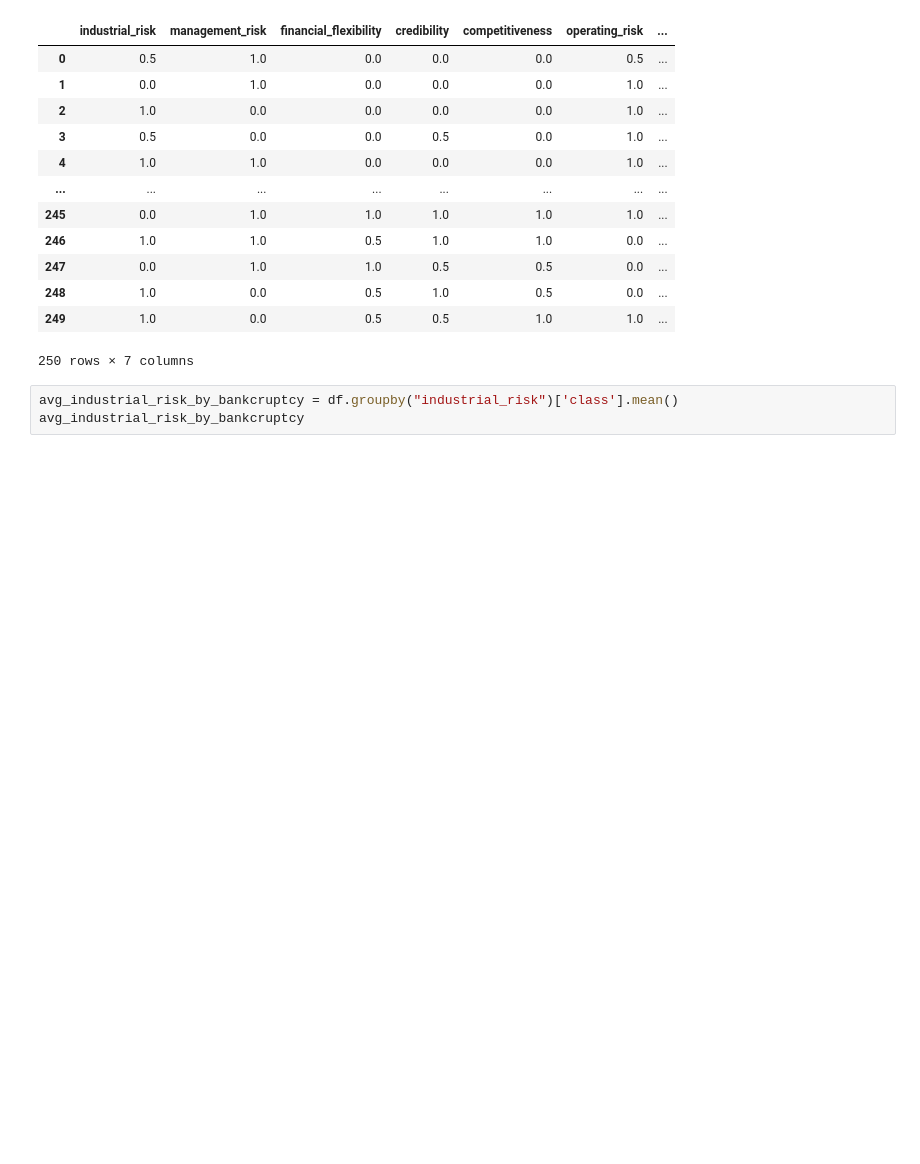
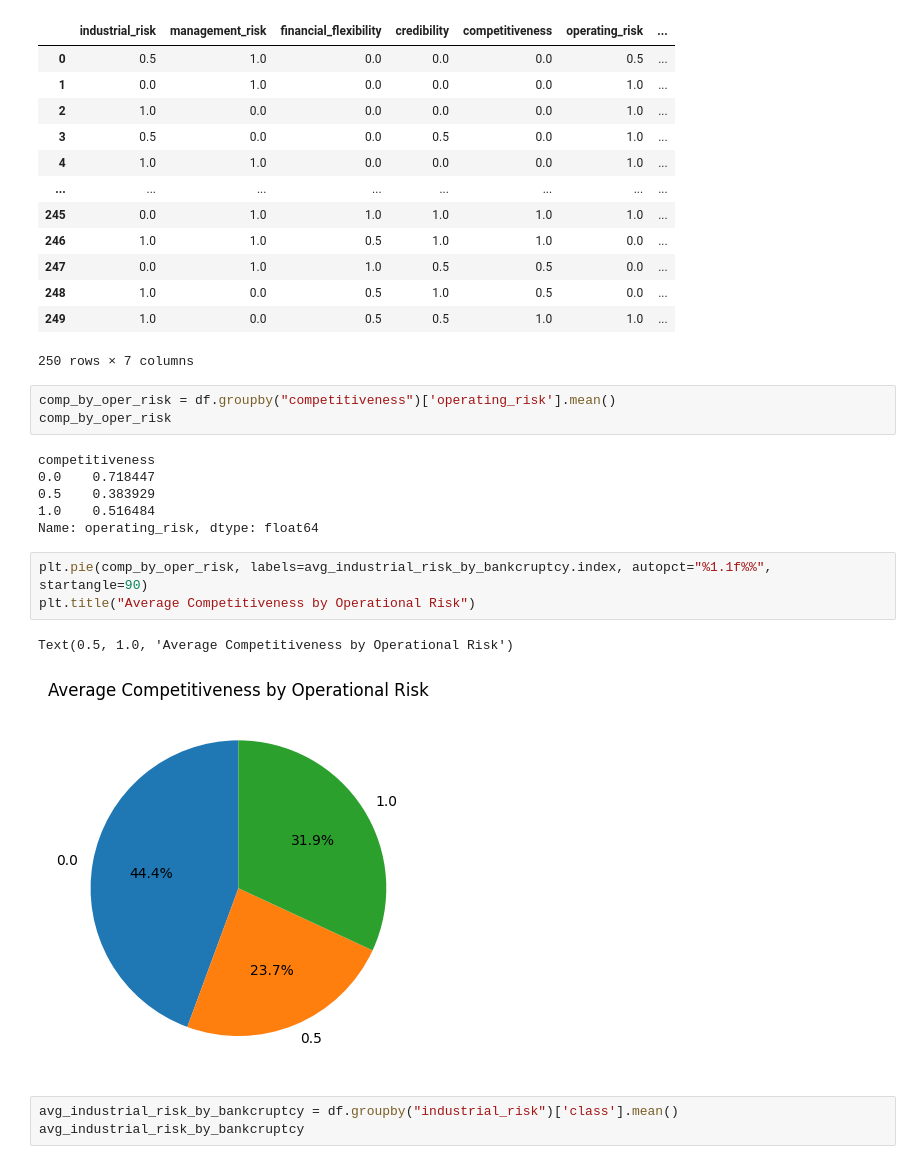
Before and after one commit to chaudharijay/Bankcruptcy-Prediction-using-ML, a Jupyter notebook: model.ipynb, the cells around one changed output. Cells and saved outputs as stored; diff of their text form; blank space fills up the shorter version.

```diff
--- a/model.ipynb
+++ b/model.ipynb
@@ -101,6 +101,21 @@ df
 | 248 | 1.0 | 0.0 | 0.5 | 1.0 | 0.5 | 0.0 | ... |
 | 249 | 1.0 | 0.0 | 0.5 | 0.5 | 1.0 | 1.0 | ... |
 250 rows × 7 columns
+# %%
+comp_by_oper_risk = df.groupby("competitiveness")['operating_risk'].mean()
+comp_by_oper_risk
+# %% [output]
+competitiveness
+0.0    0.718447
+0.5    0.383929
+1.0    0.516484
+Name: operating_risk, dtype: float64
+# %%
+plt.pie(comp_by_oper_risk, labels=avg_industrial_risk_by_bankcruptcy.index, autopct="%1.1f%%", startangle=90)
+plt.title("Average Competitiveness by Operational Risk")
+# %% [output]
+Text(0.5, 1.0, 'Average Competitiveness by Operational Risk')
+[figure, added]
 # %%
 avg_industrial_risk_by_bankcruptcy = df.groupby("industrial_risk")['class'].mean()
 avg_industrial_risk_by_bankcruptcy
```
Also changed, not shown: parts of 1 cell of this notebook, 2 other files.
